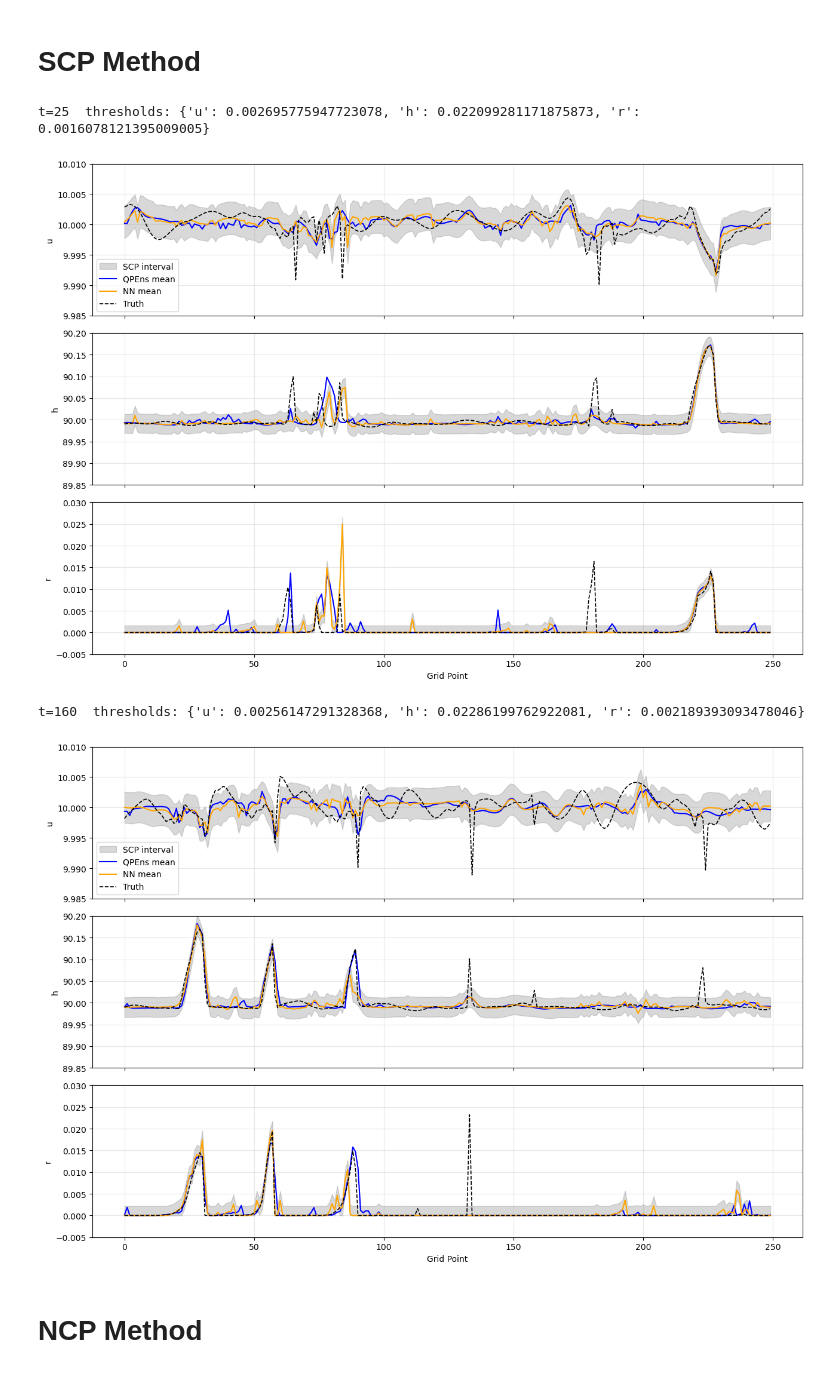
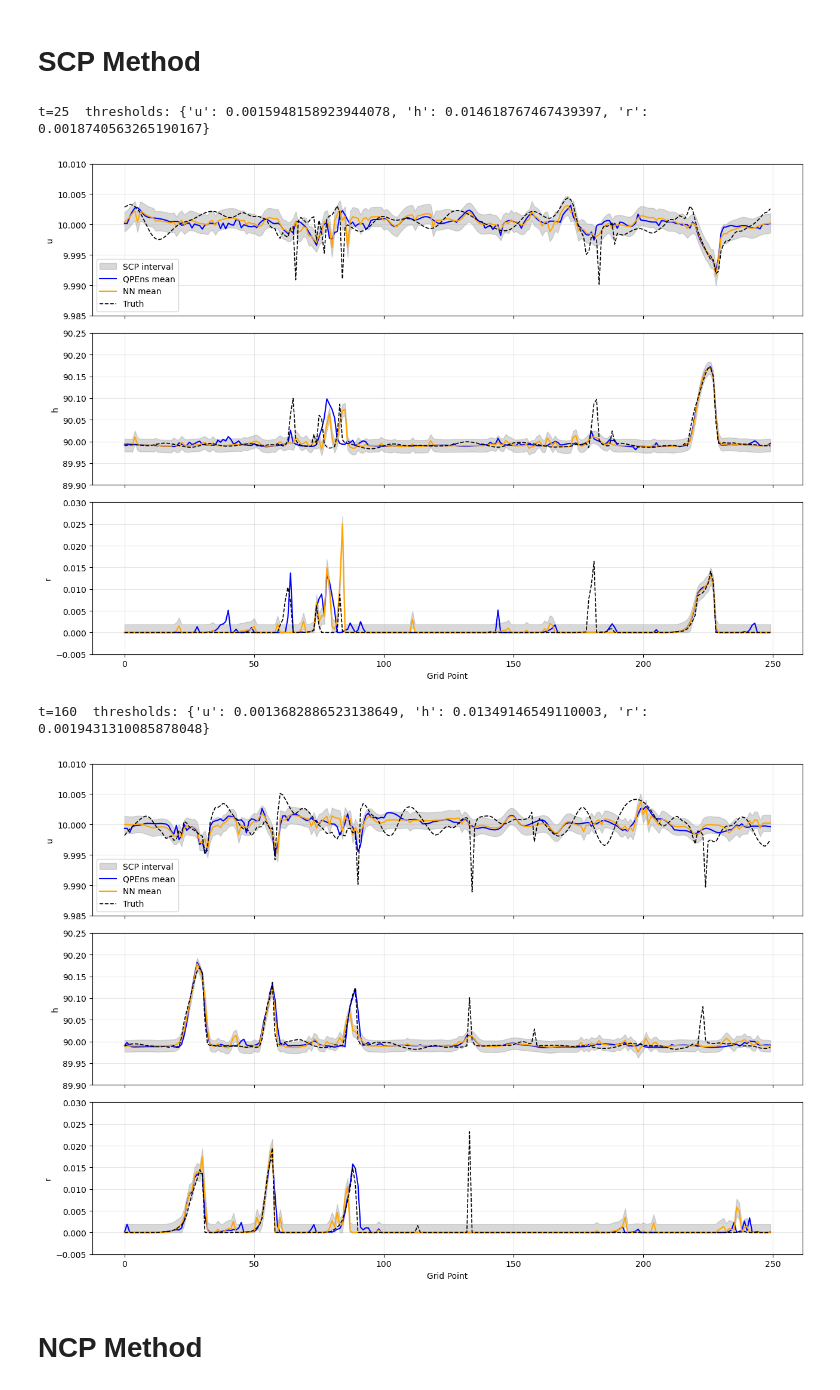
Before and after one commit to Catherinegeo98/Uncertainty-quantification-via-conformal-prediction-in-data-assimilation, a Jupyter notebook: Snapshots_CP.ipynb, the cells around one changed output. Cells and saved outputs as stored; diff of their text form; code cells hidden in the pictures.

```diff
--- a/Snapshots_CP.ipynb
+++ b/Snapshots_CP.ipynb
@@ -25,19 +25,6 @@ nx          = 250
 alpha       = 0.10
 slices      = {'u': slice(0, nx), 'h': slice(nx, 2*nx), 'r': slice(2*nx, 3*nx)}
 # %%
-def load_ensemble(seed, t):
-    path = os.path.join(base_path, str(seed))
-    with open(os.path.join(path, 'NN_data.pkl'), 'rb') as f:
-        nn = pickle.load(f)
-    with open(os.path.join(path, 'QPEns_data.pkl'), 'rb') as f:
-        qpens = pickle.load(f)
-    nn_arr    = np.asarray(nn['analysis'][t])
-    qpens_arr = np.asarray(qpens['analysis'][t])
-    nn_ens    = {v: nn_arr[sl, :]    for v, sl in slices.items()}
-    qpens_ens = {v: qpens_arr[sl, :] for v, sl in slices.items()}
-    return nn_ens, qpens_ens
-
-
 def load_means_and_truth(seed, t):
     path = os.path.join(base_path, str(seed))
     with open(os.path.join(path, 'NN_data.pkl'), 'rb') as f:
@@ -49,21 +36,23 @@ def load_means_and_truth(seed, t):
     nn_arr    = np.asarray(nn['analysis'][t])
     qpens_arr = np.asarray(qpens['analysis'][t])
     truth_arr = np.asarray(truth[t])
-    nn_mean    = {v: nn_arr[sl, :].mean(axis=1)    for v, sl in slices.items()}
+    nn_mean    = {v: nn_arr   [sl, :].mean(axis=1) for v, sl in slices.items()}
     qpens_mean = {v: qpens_arr[sl, :].mean(axis=1) for v, sl in slices.items()}
-    truth_d = {v: truth_arr[sl] for v, sl in slices.items()}
+    truth_d    = {v: truth_arr[sl]                 for v, sl in slices.items()}
     return nn_mean, qpens_mean, truth_d
+
 
 def compute_scp_threshold(t):
     nn_cal, qp_cal = {v: [] for v in slices}, {v: [] for v in slices}
     for seed in calib_seeds:
         try:
-            nn_ens, qpens_ens = load_ensemble(seed, t)
+            nn_mean, qpens_mean, _ = load_means_and_truth(seed, t)
             for v in slices:
-                nn_cal[v].append(nn_ens[v])
-                qp_cal[v].append(qpens_ens[v])
+                nn_cal[v].append(nn_mean   [v])
+                qp_cal[v].append(qpens_mean[v])
         except Exception as e:
             print(f"seed={seed}, t={t}: {e}")
+
     thresholds = {}
     for v in slices:
         if not nn_cal[v]:
@@ -77,45 +66,51 @@ def compute_scp_threshold(t):
         thresholds[v] = float(np.quantile(scores, qprob, method="inverted_cdf"))
     return thresholds
 
-YLIMS = {'u': (9.985, 10.010), 'h': (89.85, 90.20), 'r': (-0.005, 0.030)}
+
+YLIMS = {'u': (9.985, 10.010), 'h': (89.90, 90.25), 'r': (-0.005, 0.030)}
 YSTEP = {'u': 0.005, 'h': 0.05, 'r': 0.005}
 
 def plot_scp_snapshot(t, thresholds, seed):
     nn_mean, qpens_mean, truth_d = load_means_and_truth(seed, t)
     fig, axes = plt.subplots(3, 1, figsize=(13, 9), sharex=True)
     for ax, v in zip(axes, slices):
-        nn_line    = np.asarray(nn_mean[v])
+        nn_line    = np.asarray(nn_mean   [v])
         qpens_line = np.asarray(qpens_mean[v])
-        truth_line = np.asarray(truth_d[v])
+        truth_line = np.asarray(truth_d   [v])
         x = np.arange(nn_line.size)
         qv = thresholds.get(v, np.nan)
         if np.isfinite(qv):
-            lower = np.maximum(nn_line - qv, 0)
-            upper = np.maximum(nn_line + qv, 0)
+            lower = nn_line - qv
+            upper = nn_line + qv
+            if v == 'r':
+                lower = np.maximum(lower, 0)
+                upper = np.maximum(upper, 0)
+
             ax.fill_between(x, lower, upper, alpha=0.3, color='gray', label='SCP interval')
         ax.plot(x, qpens_line, color='blue',   linewidth=1.5, label='QPEns mean')
         ax.plot(x, nn_line,    color='orange',  linewidth=1.5, label='NN mean')
         ax.plot(x, truth_line, color='black', linestyle='--', linewidth=1.2, label='Truth')
         ax.set_ylabel(v)
         ax.grid(True, alpha=0.3)
         if v in YLIMS:
             ax.set_ylim(YLIMS[v])
             ax.set_yticks(np.arange(YLIMS[v][0], YLIMS[v][1] + YSTEP[v]*0.5, YSTEP[v]))
         if v == 'u':
             ax.legend(loc='lower left', frameon=True)
     axes[-1].set_xlabel("Grid Point")
     fig.tight_layout()
     plt.show()
 
+
 for t in timesteps:
     thresh = compute_scp_threshold(t)
     print(f"t={t}  thresholds: {thresh}")
     plot_scp_snapshot(t, thresh, test_seed)
 # %% [output]
-t=25  thresholds: {'u': 0.002695775947723078, 'h': 0.022099281171875873, 'r': 0.0016078121395009005}
+t=25  thresholds: {'u': 0.0015948158923944078, 'h': 0.014618767467439397, 'r': 0.0018740563265190167}
-[figure, old version]
+[figure, new version]
-t=160  thresholds: {'u': 0.00256147291328368, 'h': 0.02286199762922081, 'r': 0.002189393093478046}
+t=160  thresholds: {'u': 0.0013682886523138649, 'h': 0.01349146549110003, 'r': 0.0019431310085878048}
-[figure, old version]
+[figure, new version]
 # %% [markdown]
 # NCP Method
 # %%
```
Also changed, not shown: parts of 5 cells of this notebook.
